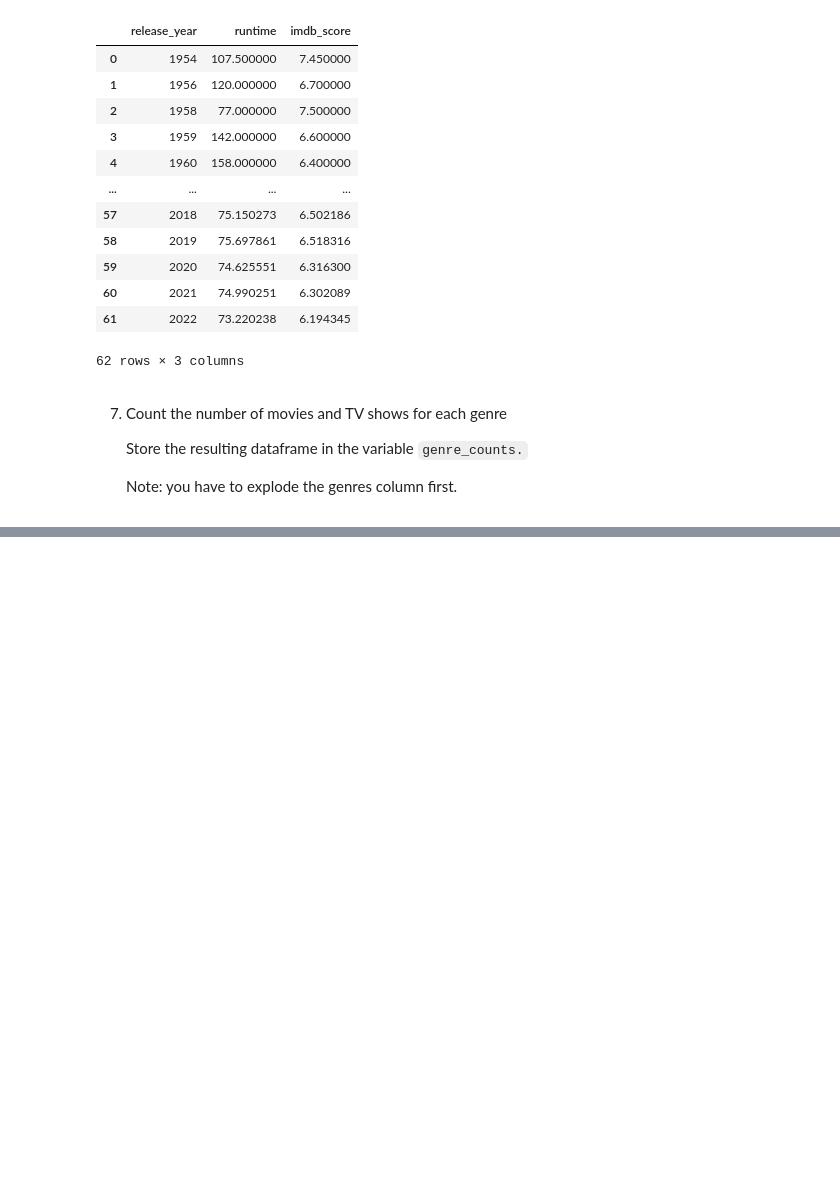
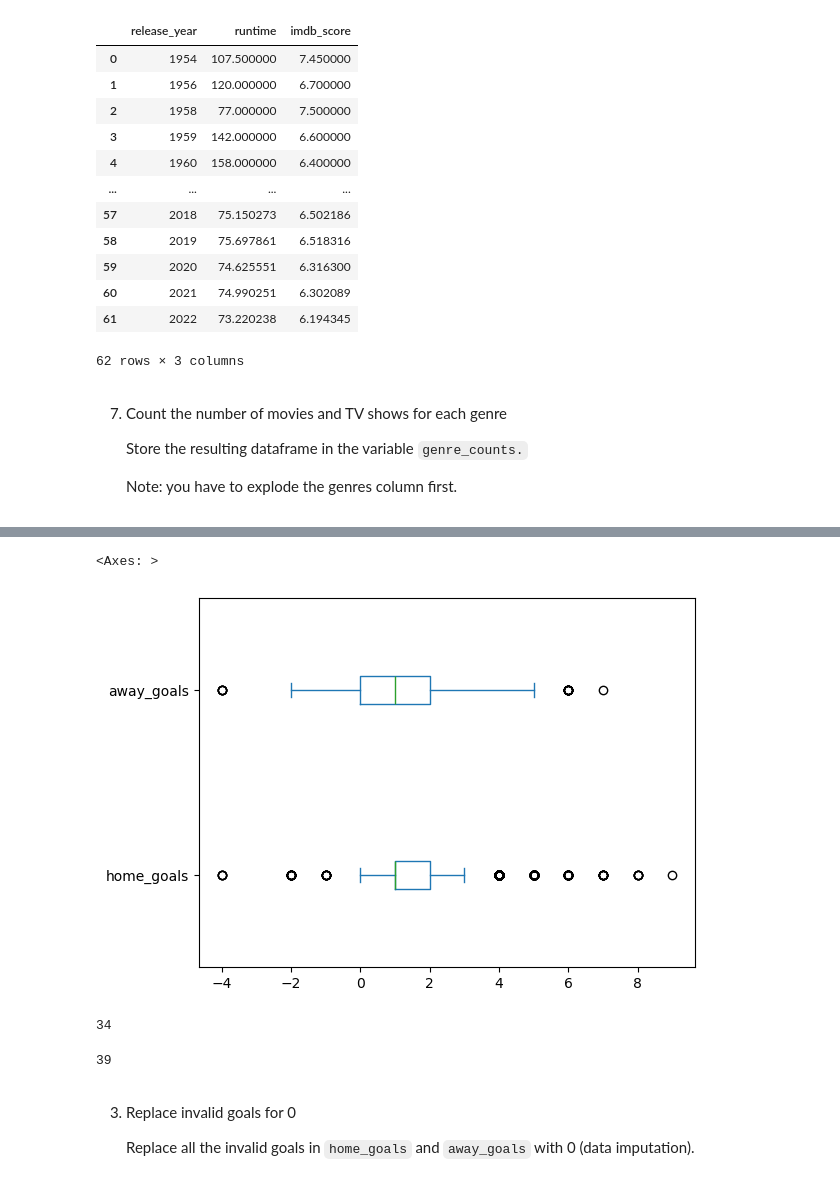
Before and after one commit to DVadeus/Data-Analysis, a Jupyter notebook: 4 Data Wrangling with Pandas.ipynb, the cells around one changed output, grey strips where cells are left out. Drawn from its saved outputs; the diff is of its cells as text; code cells hidden in the pictures; blank space fills up the shorter version.

```diff
--- a/4 Data Wrangling with Pandas.ipynb
+++ b/4 Data Wrangling with Pandas.ipynb
@@ -1117,0 +1799,17 @@ average_duration_imdb_score
+# %%
+df[['home_goals', 'away_goals']].plot(kind='box', vert = False)
+# %% [output]
+<Axes: >
+[figure, added]
+# %%
+len(df[df['home_goals'] < 0])
+# %% [output]
+34
+# %%
+len(df[df['away_goals'] < 0])
+# %% [output]
+39
+# %% [markdown]
+3. Replace invalid goals for 0
+
+    Replace all the invalid goals in ``home_goals`` and ``away_goals`` with 0 (data imputation).
```
Also changed, not shown: parts of 96 cells of this notebook, 2 other files.
